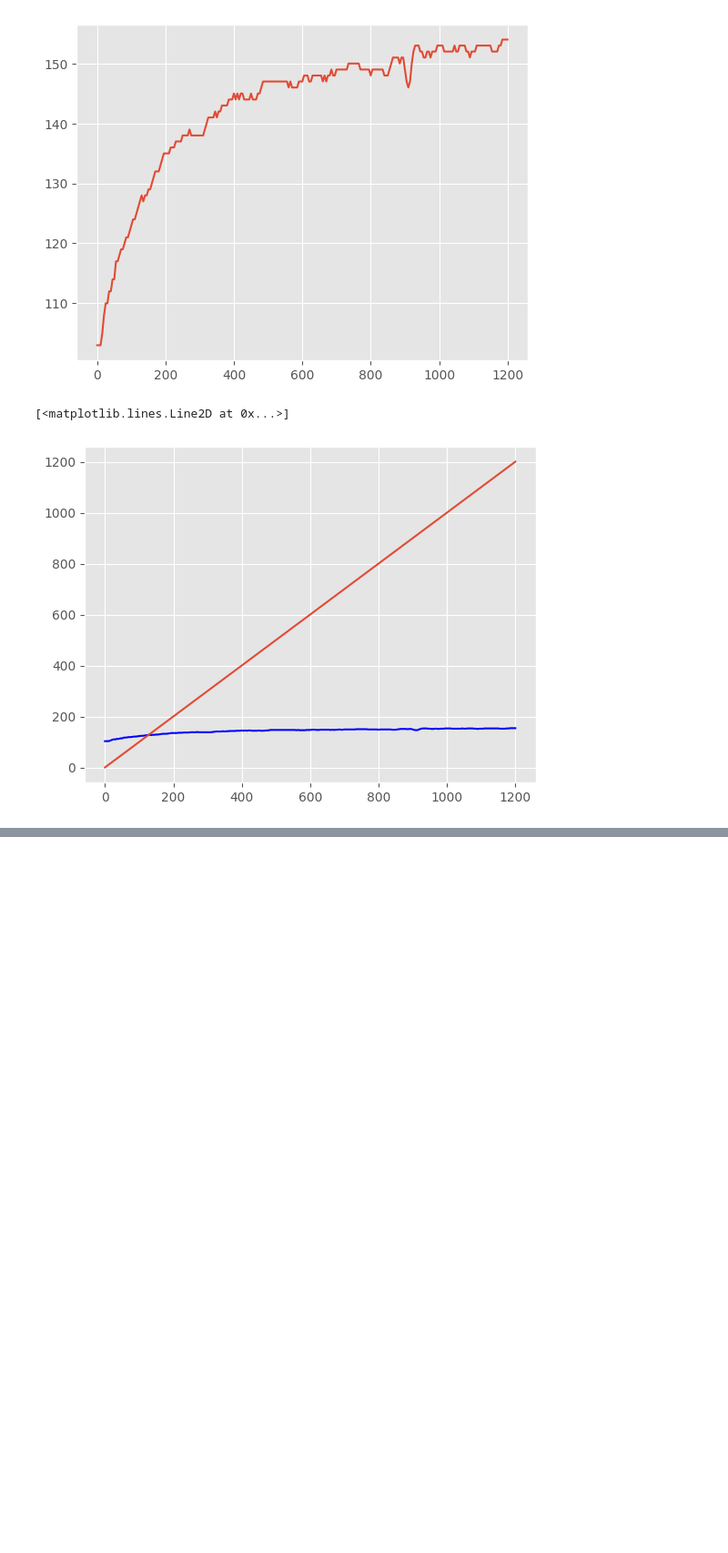
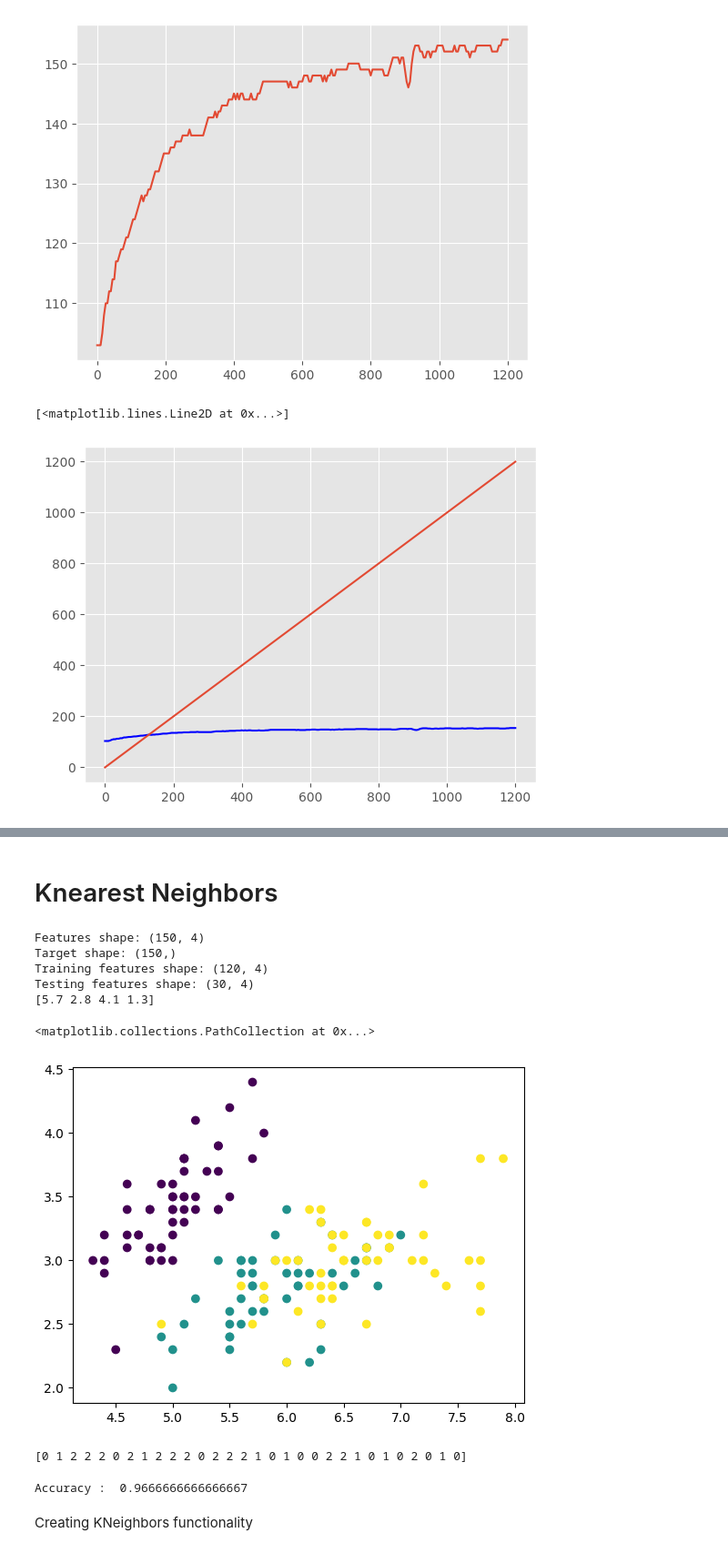
Before and after one commit to nightitachi/Block-Notes, a Jupyter notebook: lesson.ipynb, the cells around one changed output, grey strips where cells are left out. Shown at 91% size. Cells and saved outputs as stored; diff of their text form; code cells hidden in the pictures; blank space fills up the shorter version.

```diff
--- a/lesson.ipynb
+++ b/lesson.ipynb
@@ -142,0 +162,40 @@ plt.plot(hr['Time (sec)'] , y1)
+# %% [markdown]
+# Knearest Neighbors
+# %%
+import numpy as np
+import matplotlib.pyplot as plt
+from sklearn.neighbors import KNeighborsClassifier
+from sklearn.model_selection import train_test_split
+from sklearn import datasets
+
+iris = datasets.load_iris()
+x, y = iris.data, iris.target
+
+x_train,x_test,y_train,y_test = train_test_split(x, y, test_size = 0.2)
+knn = KNeighborsClassifier()
+print("Features shape:", x.shape)
+print("Target shape:", y.shape)
+print("Training features shape:", x_train.shape)
+print("Testing features shape:", x_test.shape)
+
+print(x_train[0])
+
+from matplotlib.colors import ListedColormap
+colormap = ListedColormap(['b' , 'r' , 'g'])
+plt.scatter(x[:, 0], x[:, 1], c=y, cmap='viridis')
+# %% [output]
+Features shape: (150, 4)
+Target shape: (150,)
+Training features shape: (120, 4)
+Testing features shape: (30, 4)
+[5.7 2.8 4.1 1.3]
+<matplotlib.collections.PathCollection at 0x...>
+[figure, added]
+# %%
+knn= KNeighborsClassifier()
+knn.fit(x_train , y_train)
+
+pre = knn.predict(x_test)
+print(pre)
+# %% [output]
+[0 1 2 2 2 0 2 1 2 2 2 0 2 2 2 1 0 1 0 0 2 2 1 0 1 0 2 0 1 0]
@@ -142,0 +206,6 @@ plt.plot(hr['Time (sec)'] , y1)
+# %%
+print('Accuracy : ' , Accu(y_test , pre))
+# %% [output]
+Accuracy :  0.9666666666666667
+# %% [markdown]
+Creating KNeighbors functionality
```
Also changed, not shown: parts of 15 cells of this notebook.
